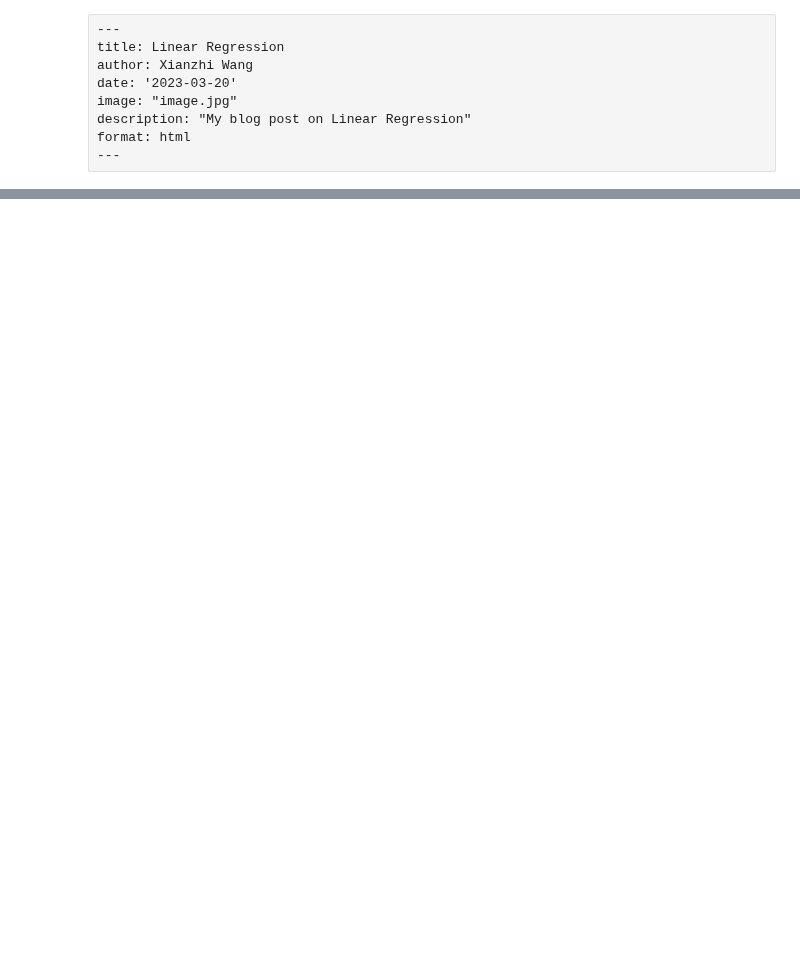
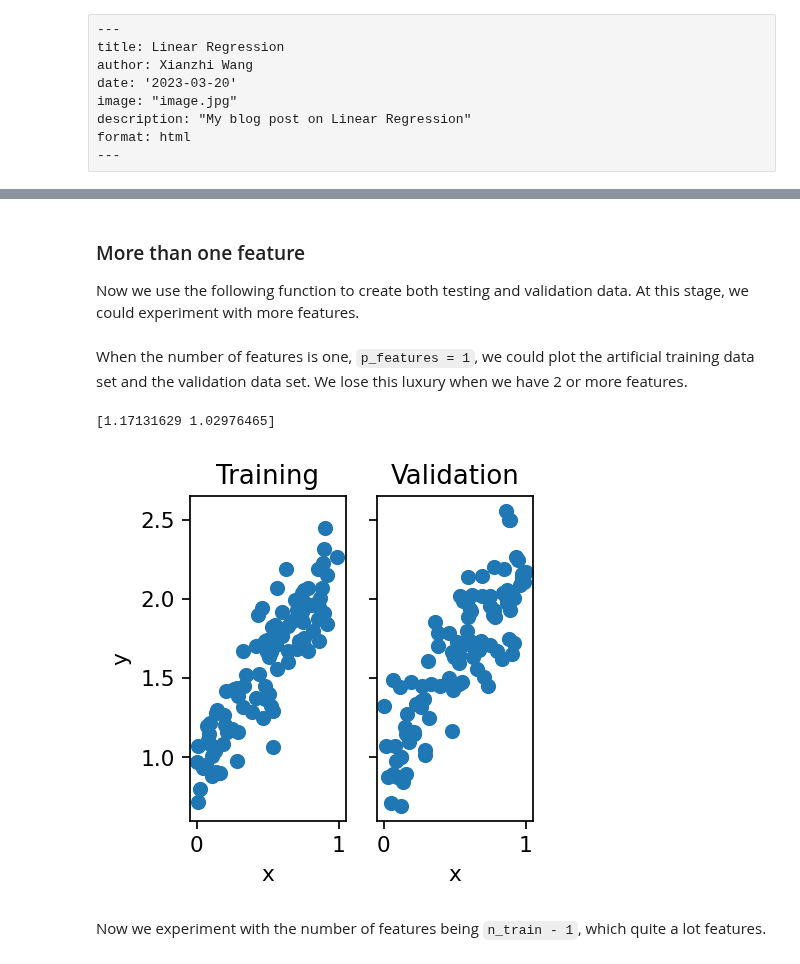
Before and after one commit to Xianzhiwang1/CS0451-page-site, a Jupyter notebook: posts/my-blog-post-04-linear-regress/index.ipynb, the cells around one changed output, grey strips where cells are left out. Saved outputs shown, nothing was run; the diff lists cells and outputs as text; code cells hidden in the pictures; blank space fills up the shorter version.

```diff
--- a/posts/my-blog-post-04-linear-regress/index.ipynb
+++ b/posts/my-blog-post-04-linear-regress/index.ipynb
@@ -127,0 +92,41 @@ print(LR.w_analytic)
+# %% [markdown]
+### More than one feature
+Now we use the following function to create both testing and validation data. At this stage, we could experiment with more features.
+# %%
+LR = LinearRegression()
+
+def LR_data(n_train = 100, n_val = 100, p_features = 1, noise = .1, w = None):
+    if w is None:
+        w = np.random.rand(p_features + 1) + .2
+        print(w)
+
+    X_train = np.random.rand(n_train, p_features)
+    y_train = LR.pad(X_train)@w + noise*np.random.randn(n_train)
+
+    X_val = np.random.rand(n_val, p_features)
+    y_val = LR.pad(X_val)@w + noise*np.random.randn(n_val)
+
+    return X_train, y_train, X_val, y_val
+# %% [markdown]
+When the number of features is one, `p_features = 1`, we could plot the artificial training data set and the validation data set. We lose this luxury when we have 2 or more features.
+# %%
+n_train = 100
+n_val = 100
+p_features = 1
+noise = 0.2
+
+# create some data
+X_train, y_train, X_val, y_val = LR_data(n_train, n_val, p_features, noise)
+
+# plot it
+fig, axarr = plt.subplots(1, 2, sharex = True, sharey = True)
+axarr[0].scatter(X_train, y_train)
+axarr[1].scatter(X_val, y_val)
+labs = axarr[0].set(title = "Training", xlabel = "x", ylabel = "y")
+labs = axarr[1].set(title = "Validation", xlabel = "x")
+plt.tight_layout()
+# %% [output]
+[1.17131629 1.02976465]
+[figure, added]
+# %% [markdown]
+Now we experiment with the number of features being `n_train - 1`, which quite a lot features.
```
Also changed, not shown: parts of 31 cells of this notebook, 12 other files.
